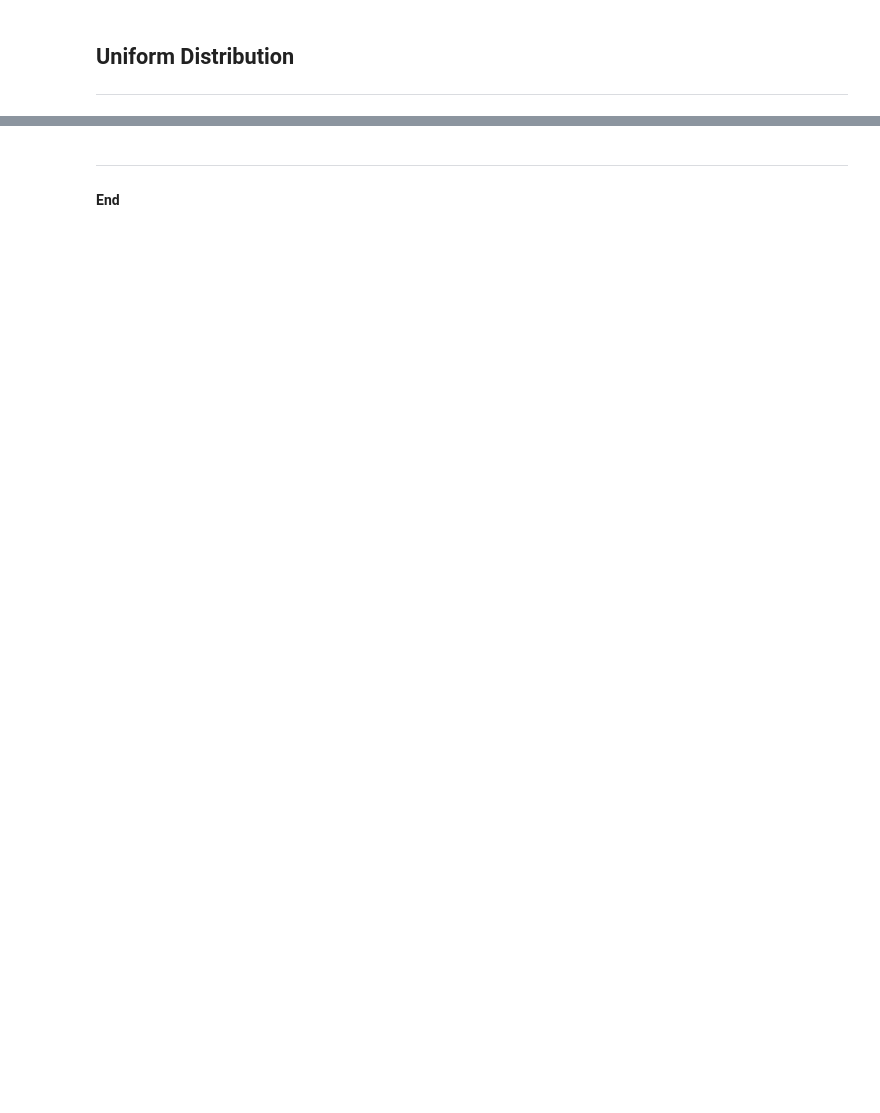
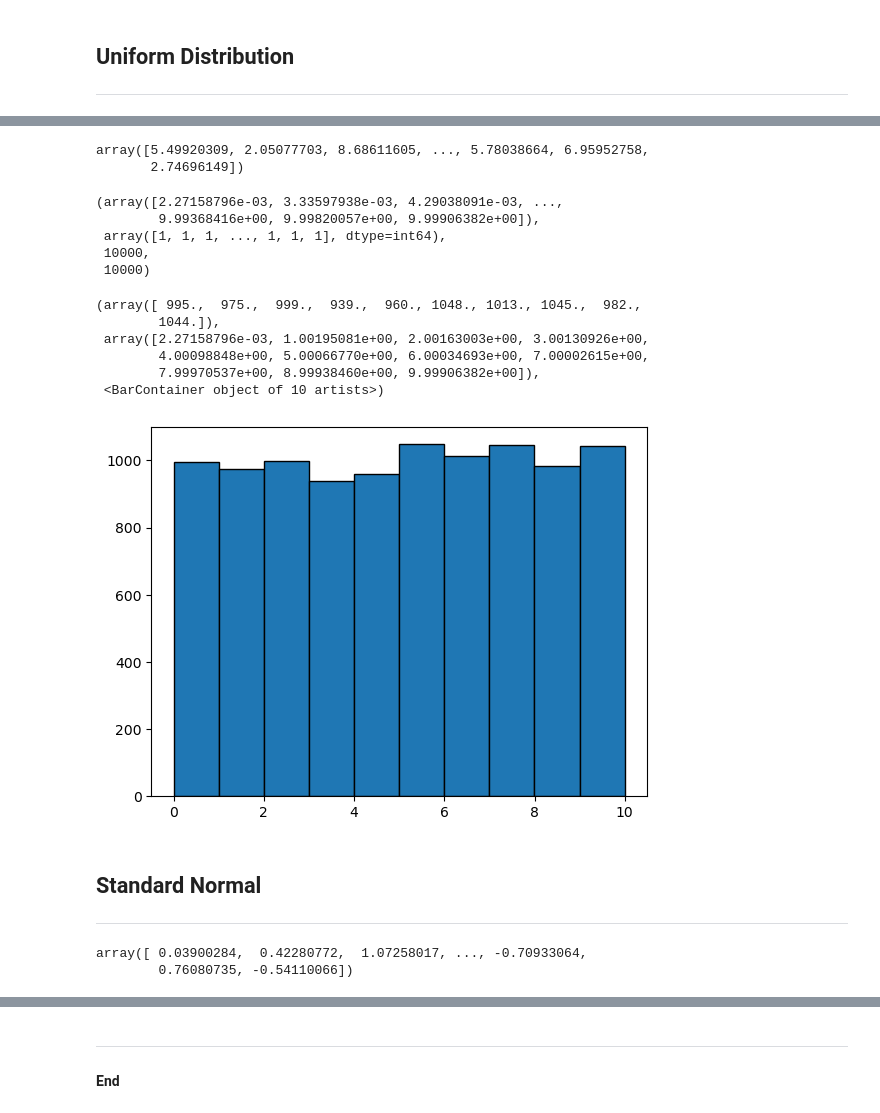
Before and after one commit to SBCURLEY/myproject, a Jupyter notebook: random.ipynb, the cells around one changed output, grey strips where cells are left out. Drawn from its saved outputs; the diff is of its cells as text; code cells hidden in the pictures; blank space fills up the shorter version.

Commit message:
Histograms

```diff
--- a/random.ipynb
+++ b/random.ipynb
@@ -190,0 +167,49 @@ plt.bar(values, counts, edgecolor='black')
+# %%
+# Generate 10,000 floats uniformly distributed over the range [0,10)]
+# size remains an integer as it is not part of the distribution, it is counting.
+
+x = rng.uniform(low=0.0, high=10.0, size=10000)
+
+# Show
+x
+# %% [output]
+array([5.49920309, 2.05077703, 8.68611605, ..., 5.78038664, 6.95952758,
+       2.74696149])
+# %%
+# Get the counts
+
+values, counts = np.unique (x, return_counts=True)
+
+# Show
+values, counts, values.size, counts.size
+# %% [output]
+(array([2.27158796e-03, 3.33597938e-03, 4.29038091e-03, ...,
+        9.99368416e+00, 9.99820057e+00, 9.99906382e+00]),
+ array([1, 1, 1, ..., 1, 1, 1], dtype=int64),
+ 10000,
+ 10000)
+# %%
+# Plot Histogram
+
+plt.hist(x, edgecolor="black")
+# %% [output]
+(array([ 995.,  975.,  999.,  939.,  960., 1048., 1013., 1045.,  982.,
+        1044.]),
+ array([2.27158796e-03, 1.00195081e+00, 2.00163003e+00, 3.00130926e+00,
+        4.00098848e+00, 5.00066770e+00, 6.00034693e+00, 7.00002615e+00,
+        7.99970537e+00, 8.99938460e+00, 9.99906382e+00]),
+ <BarContainer object of 10 artists>)
+[figure, added]
+# %% [markdown]
+## Standard Normal
+
+***
+# %%
+# Generate an array of 10000 numbers according to a unit Gaussian distribution.
+x=rng.standard_normal(size=10000)
+
+#Shpw
+x
+# %% [output]
+array([ 0.03900284,  0.42280772,  1.07258017, ..., -0.70933064,
+        0.76080735, -0.54110066])
```
Also changed, not shown: parts of 14 cells of this notebook.
